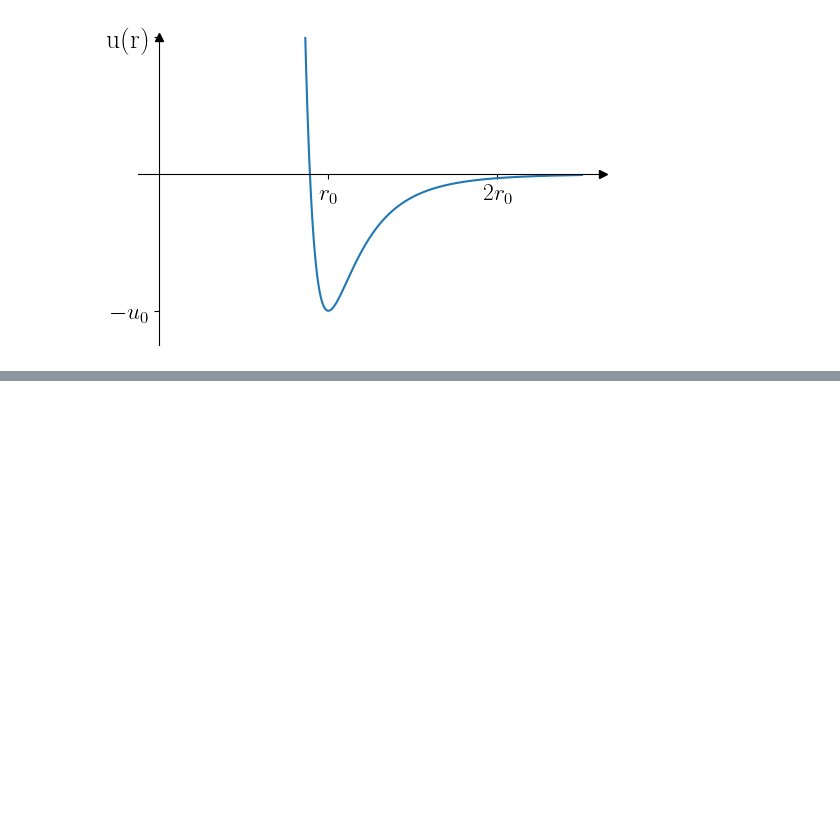
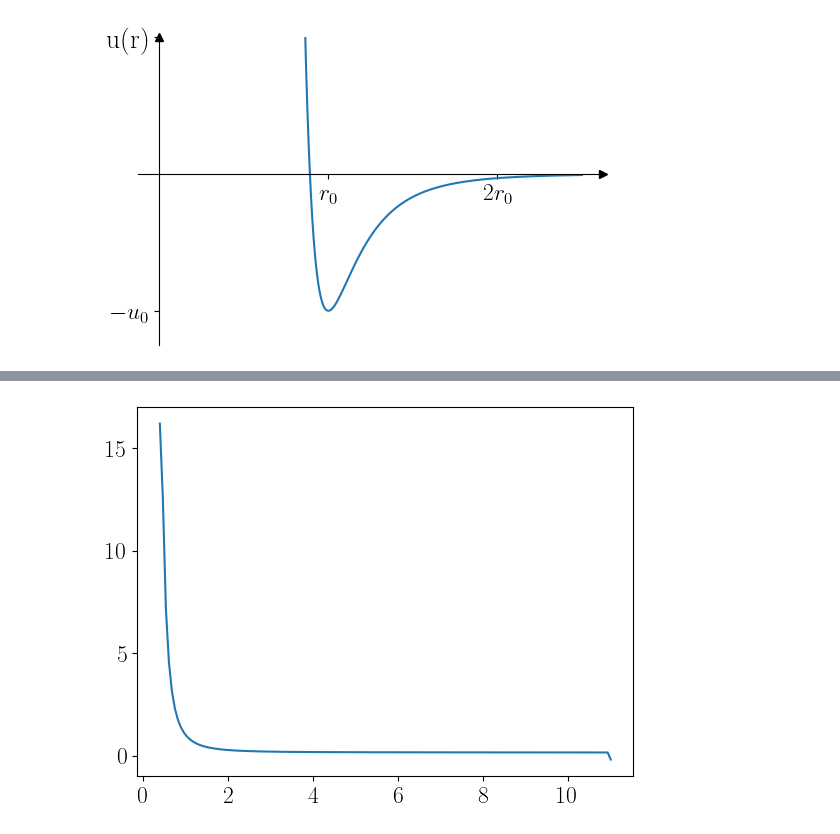
Before and after one commit to metallicpeat/computational-physics, a Jupyter notebook: statistical-mechanics/Final.ipynb, the cells around one changed output, grey strips where cells are left out. Saved outputs shown, nothing was run; the diff lists cells and outputs as text; code cells hidden in the pictures; blank space fills up the shorter version.

```diff
--- a/statistical-mechanics/Final.ipynb
+++ b/statistical-mechanics/Final.ipynb
@@ -63,0 +130,10 @@ plt.show()
+# %%
+C_list = []
+C_list.append((U_list[1]-U_list[0])/dT) #C_0
+for i in range(1,len(U_list)-1):
+    C_list.append((U_list[i+1]-U_list[i-1])/(2*dT)) # C_i, for 1 < i < end-2
+C_list.append((U_list[-2]-U_list[-1])/dT)
+plt.plot(T_list,C_list)
+plt.show()
+# %% [output]
+[figure, added]
```
Also changed, not shown: parts of 5 cells of this notebook.
